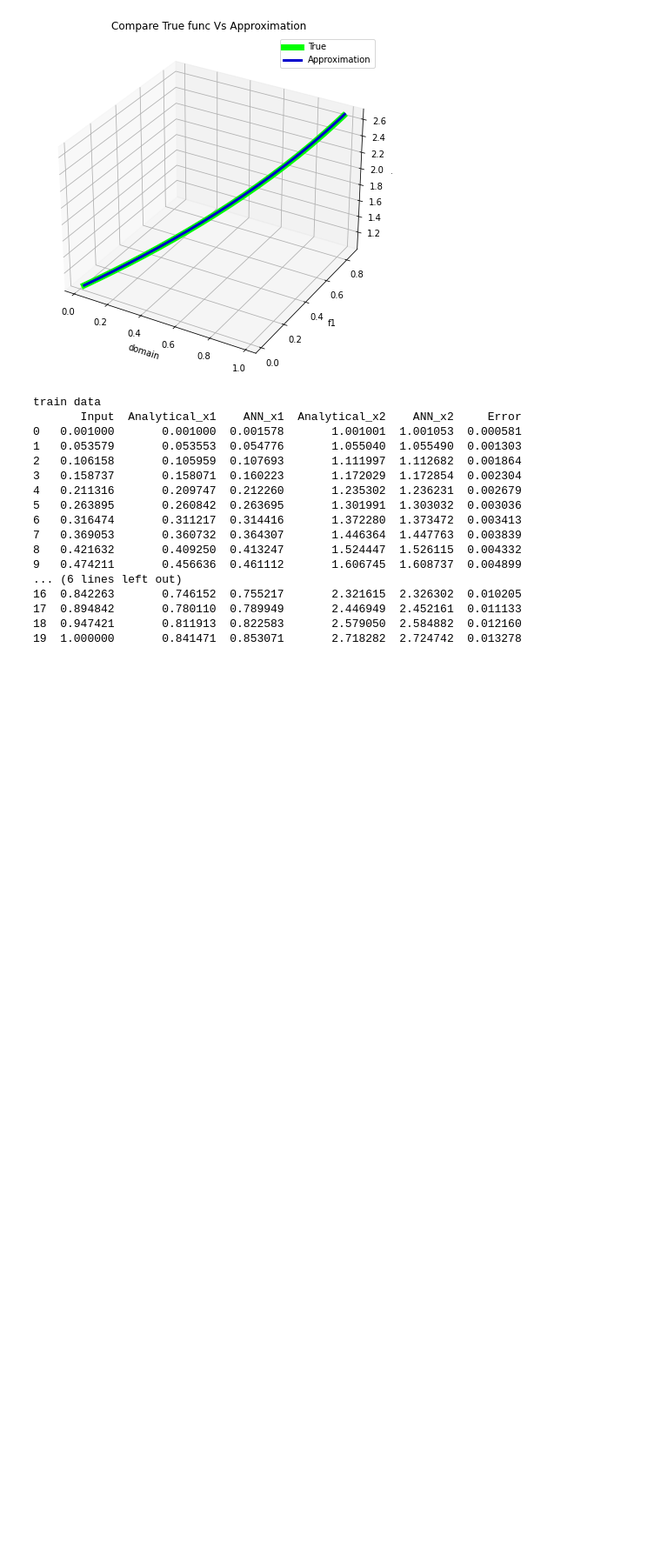
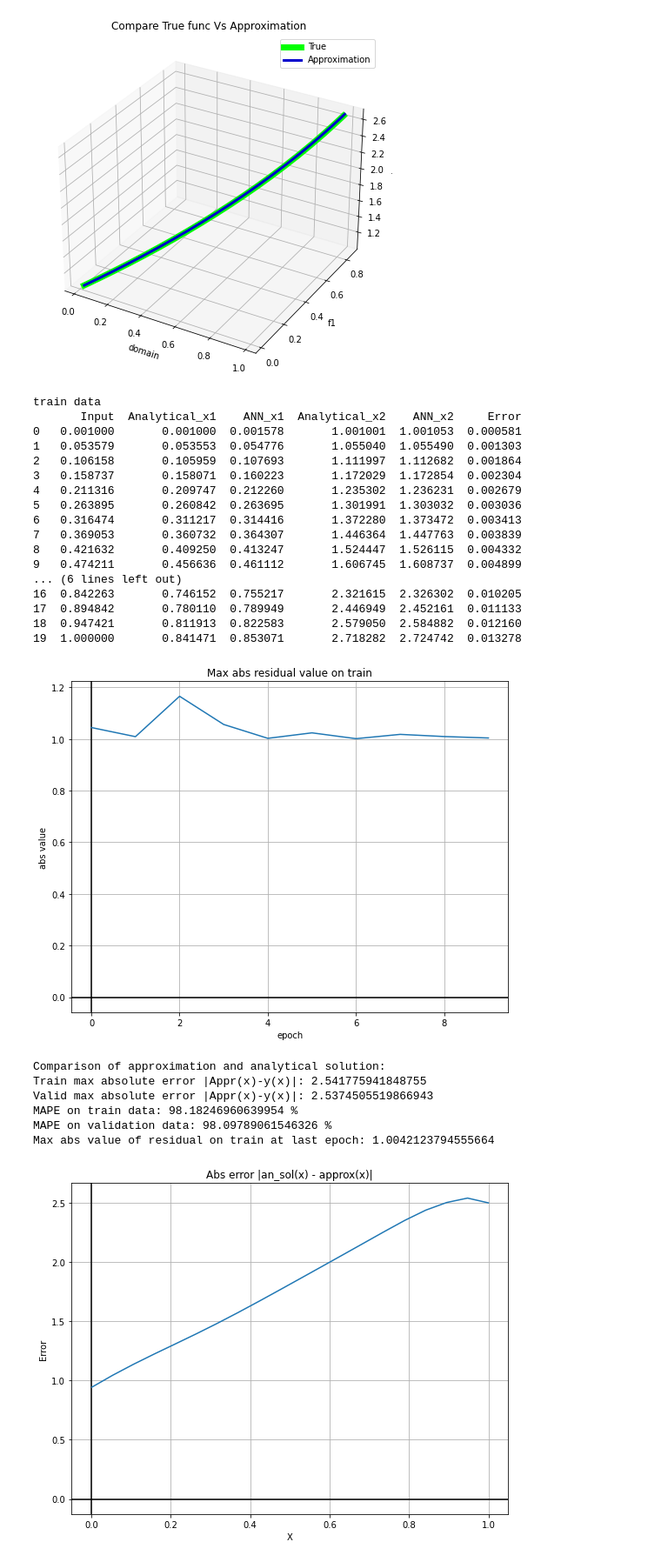
Before and after one commit to Ilshat-Akhmetov/NN_Solver_for_Diff_and_Inegral_Eqs, a Jupyter notebook: JupyterPresentations/Solving_System_of_ODE_with_NN.ipynb, the cells around one changed output. Shown at 87% size. Cells and saved outputs as stored; diff of their text form; code cells hidden in the pictures; blank space fills up the shorter version.

Commit message:
program was modified, so now it is able to solve 2D equations

```diff
--- a/JupyterPresentations/Solving_System_of_ODE_with_NN.ipynb
+++ b/JupyterPresentations/Solving_System_of_ODE_with_NN.ipynb
@@ -223,3 +223,52 @@ train data
 17  0.894842       0.780110  0.789949       2.446949  2.452161  0.011133
 18  0.947421       0.811913  0.822583       2.579050  2.584882  0.012160
 19  1.000000       0.841471  0.853071       2.718282  2.724742  0.013278
+# %%
+left_bound = 0
+right_bound = 1
+main_eq_residual1 = lambda x, y1, y2: (x*x*nth_derivative(y1(x), x, 1) + x*y1(x)
+                                       +x**(0.15)*nth_derivative(y2(x), x, 1)
+                                       - 2*x**(1.15)-x*y1(x)-y2(x)+torch.tensor([1.0],requires_grad=True))
+main_eq_residual2 = lambda x, y1, y2: (x**(0.25)*nth_derivative(y1(x), x, 1) + x*x*nth_derivative(y2(x), x, 1)
+                                      +x*y2(x)
+                                       + 2 * x - x**(0.25) - 3*y1(x)*y2(x))
+main_eq_residuals = [main_eq_residual1, main_eq_residual2]
+n_points = 20
+
+main_domain = OneDimensionalSimpleDomain(left_bound + dh, right_bound, n_points)
+
+boundary_satisfying_models = [
+        lambda x, model1: x * model1(x),
+        lambda x, model2: (x-torch.tensor([1.0],requires_grad=True)) * model2(x)
+    ]
+
+main_eq = MainEquationClass(main_domain, main_eq_residuals)
+
+
+nn_ode_solver = TrainerForNNEquationSolver(main_eq,
+                                               n_epochs=n_epochs,
+                                               act_func=torch.tanh,
+                                               boundary_satisfying_models=boundary_satisfying_models)
+loss_train, loss_valid, nn_models = nn_ode_solver.fit()
+# %%
+analytical_solution1 = lambda x: x
+analytical_solution2 = lambda x: x*x + 1
+analytical_solutions = [analytical_solution1, analytical_solution2]
+report = ReportMaker(nn_models,
+                         loss_train,
+                         loss_valid,
+                         main_domain,
+                         compare_to_functions=plot_two_curves,
+                         analytical_solutions=analytical_solutions
+                         )
+report.print_loss_history()
+report.compare_appr_with_analytical()
+# %% [output]
+[figure, added]
+Comparison of approximation and analytical solution:
+Train max absolute error |Appr(x)-y(x)|: 2.541775941848755
+Valid max absolute error |Appr(x)-y(x)|: 2.5374505519866943
+MAPE on train data: 98.18246960639954 %
+MAPE on validation data: 98.09789061546326 %
+Max abs value of residual on train at last epoch: 1.0042123794555664
+[figure, added]
```
Also changed, not shown: parts of 1 cell of this notebook, 12 other files.
